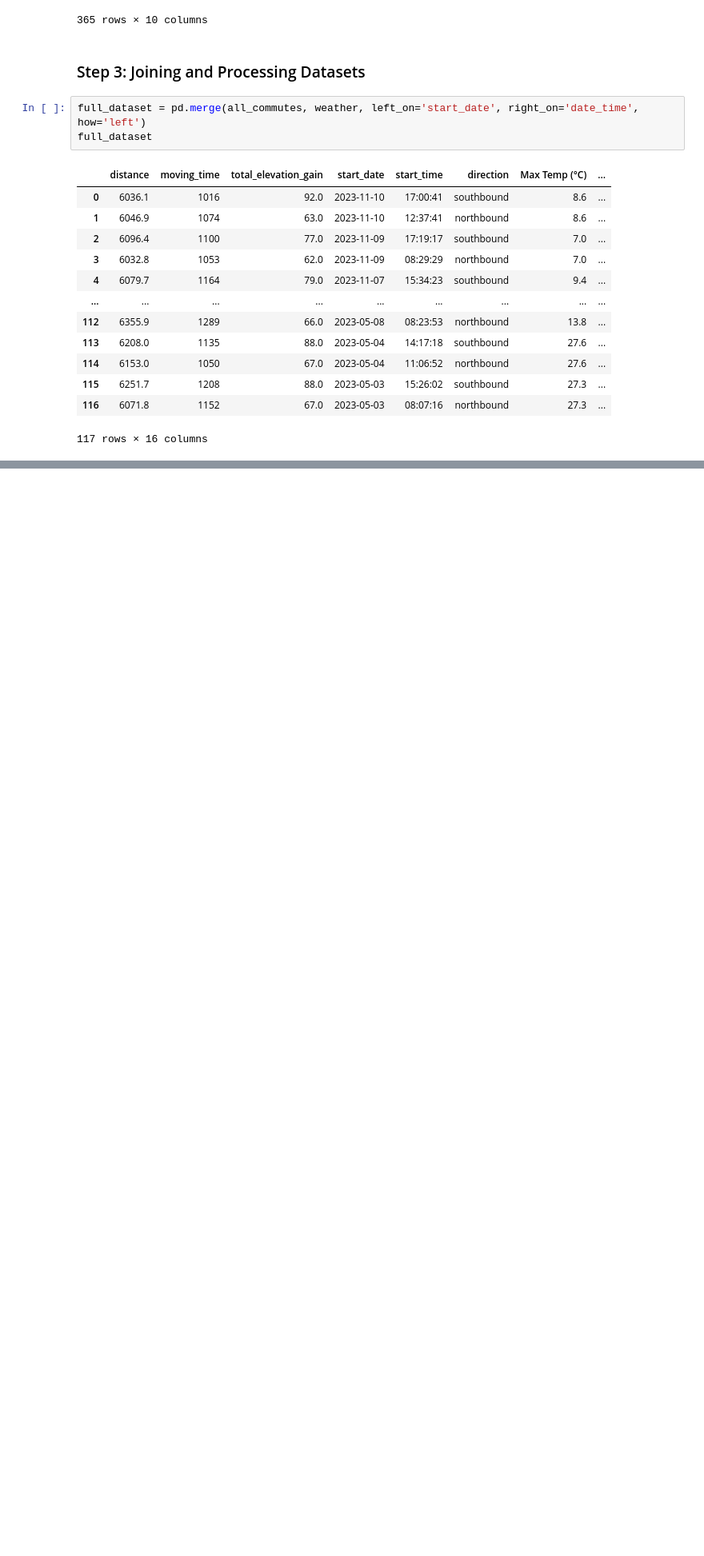
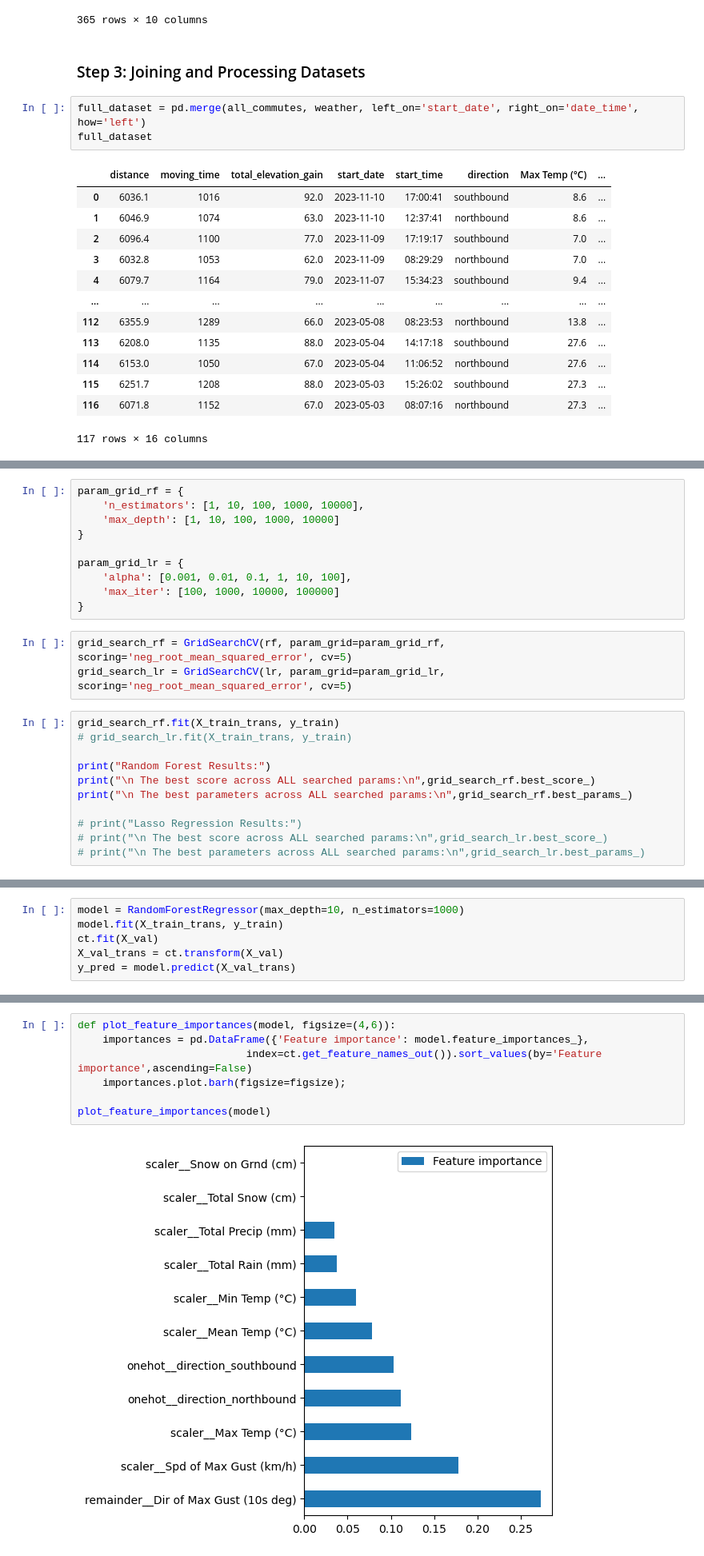
Before and after one commit to chrisbrunet/ML-Commute-Predictor, a Jupyter notebook: model-generation.ipynb, the cells around one changed output, grey strips where cells are left out. Shown: that part at 80% size. Saved outputs shown, nothing was run; the diff lists cells and outputs as text; blank space fills up the shorter version.

```diff
--- a/model-generation.ipynb
+++ b/model-generation.ipynb
@@ -289,0 +352,24 @@ full_dataset
+# %%
+param_grid_rf = {
+    'n_estimators': [1, 10, 100, 1000, 10000],
+    'max_depth': [1, 10, 100, 1000, 10000]
+}
+
+param_grid_lr = {
+    'alpha': [0.001, 0.01, 0.1, 1, 10, 100],
+    'max_iter': [100, 1000, 10000, 100000]
+}
+# %%
+grid_search_rf = GridSearchCV(rf, param_grid=param_grid_rf, scoring='neg_root_mean_squared_error', cv=5)
+grid_search_lr = GridSearchCV(lr, param_grid=param_grid_lr, scoring='neg_root_mean_squared_error', cv=5)
+# %%
+grid_search_rf.fit(X_train_trans, y_train)
+# grid_search_lr.fit(X_train_trans, y_train)
+
+print("Random Forest Results:")
+print("\n The best score across ALL searched params:\n",grid_search_rf.best_score_)
+print("\n The best parameters across ALL searched params:\n",grid_search_rf.best_params_)
+
+# print("Lasso Regression Results:")
+# print("\n The best score across ALL searched params:\n",grid_search_lr.best_score_)
+# print("\n The best parameters across ALL searched params:\n",grid_search_lr.best_params_)
@@ -289,0 +395,6 @@ full_dataset
+# %%
+model = RandomForestRegressor(max_depth=10, n_estimators=1000)
+model.fit(X_train_trans, y_train)
+ct.fit(X_val)
+X_val_trans = ct.transform(X_val)
+y_pred = model.predict(X_val_trans)
@@ -289,0 +407,9 @@ full_dataset
+# %%
+def plot_feature_importances(model, figsize=(4,6)):
+    importances = pd.DataFrame({'Feature importance': model.feature_importances_},
+                           index=ct.get_feature_names_out()).sort_values(by='Feature importance',ascending=False)
+    importances.plot.barh(figsize=figsize);
+
+plot_feature_importances(model)
+# %% [output]
+[figure, added]
```
Also changed, not shown: parts of 18 cells of this notebook, 3 other files.
